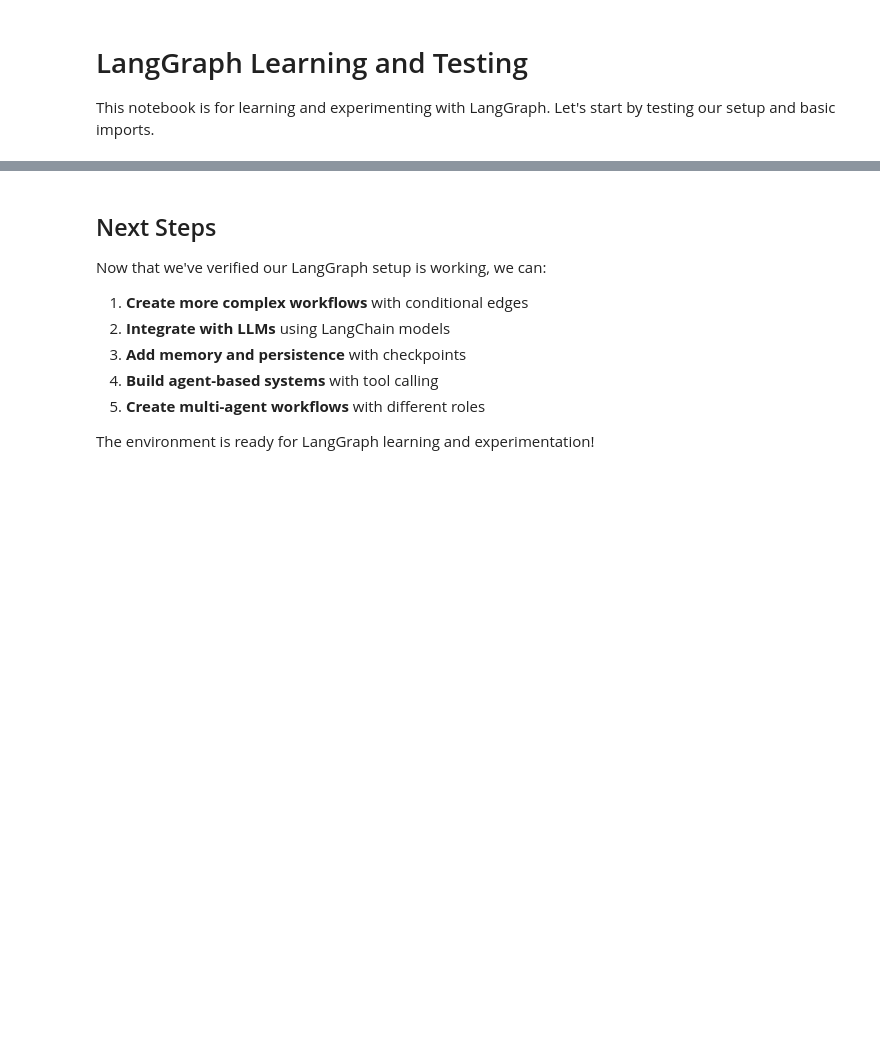
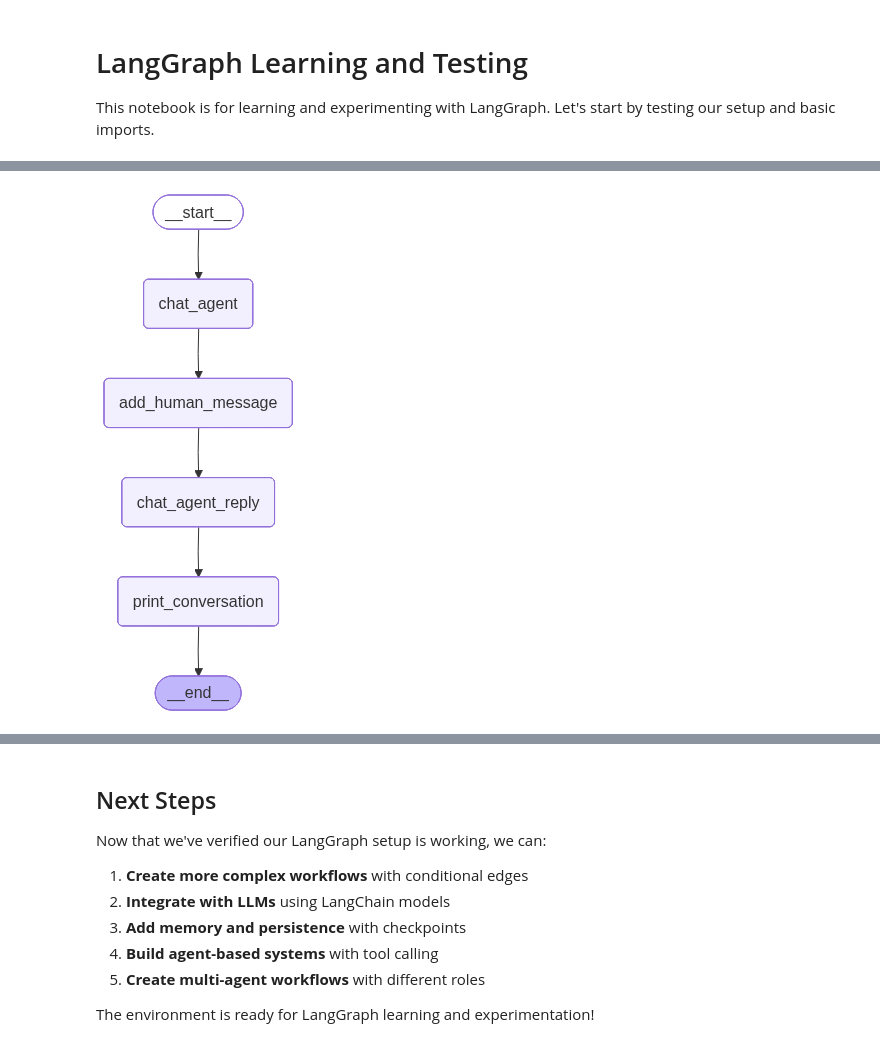
Before and after one commit to ajaycloud9/master-python, a Jupyter notebook: llm-engineering/langgraph-learning/langgraph_test.ipynb, the cells around one changed output, grey strips where cells are left out. Cells and saved outputs as stored; diff of their text form; code cells hidden in the pictures; blank space fills up the shorter version.

Commit message:
Adding chatbot with history using llm

```diff
--- a/llm-engineering/langgraph-learning/langgraph_test.ipynb
+++ b/llm-engineering/langgraph-learning/langgraph_test.ipynb
@@ -34,0 +283,74 @@ Python executable: /home/homelab/git/master-python/llm-engineering/langgraph-lea
+# %%
+# Type - II ChatBot agent which stores conversation history and uses it to generate context-aware responses.
+
+from langgraph.graph import StateGraph, START, END
+from typing import TypedDict, List, Union
+from langchain_core.messages import HumanMessage, AIMessage
+from langchain_openai import ChatOpenAI
+from dotenv import load_dotenv
+
+
+
+load_dotenv()
+
+class AgentState(TypedDict):
+    messages: List[Union[HumanMessage, AIMessage]]
+
+history = []
+llm = ChatOpenAI(model="gpt-4o")
+
+def chat_agent(state: AgentState) -> AgentState:
+    response = llm.invoke(state["messages"])
+    state["messages"].append(AIMessage(content=response.content))
+    return state
+
+def add_human_message(state: AgentState) -> AgentState:
+    user_input = "What's 2X2 ?. Just give me the result number. No extra strings"
+    state["messages"].append(HumanMessage(content=user_input))
+    return state
+
+def chat_agent_reply(state: AgentState) -> AgentState:
+    response = llm.invoke(state["messages"])
+    print(state["messages"])
+    state["messages"].append(AIMessage(content=response.content))
+    print(state["messages"])
+    return state
+
+def print_conversation(state: AgentState) -> AgentState:
+    for msg in state["messages"]:
+        print(f"{msg.type}: {msg.content}")
+    return state
+
+graph = StateGraph(AgentState)
+graph.add_node("add_human_message", add_human_message)
+graph.add_node("chat_agent", chat_agent)
+graph.add_node("chat_agent_reply", chat_agent_reply)
+graph.add_node("print_conversation", print_conversation)
+
+graph.add_edge(START, "chat_agent")
+graph.add_edge("chat_agent", "add_human_message")
+graph.add_edge("add_human_message", "chat_agent_reply")
+graph.add_edge("chat_agent_reply", "print_conversation")
+graph.add_edge("print_conversation", END)
+
+app = graph.compile()
+from IPython.display import display, Image
+display(Image(app.get_graph().draw_mermaid_png()))
+
+# Test the chatbot agent
+initial_state: AgentState = {
+    "messages": [HumanMessage(content="Hello chatgpt! my name is Ajay.")],
+}
+final_state = app.invoke(initial_state)
+
+with open("conversation_history.txt", "w") as f:
+    f.write("Conversation History:\n\n")
+    for msg in final_state["messages"]:
+        if isinstance(msg, HumanMessage):
+            f.write(f"Human: {msg.content}\n")
+        elif isinstance(msg, AIMessage):
+            f.write(f"AI: {msg.content}\n\n")
+    f.write("End of Conversation\n")
+print("Conversation history saved to conversation_history.txt")
+# %% [output]
+[figure, added]
```
Also changed, not shown: parts of 8 cells of this notebook, 1 other file.
